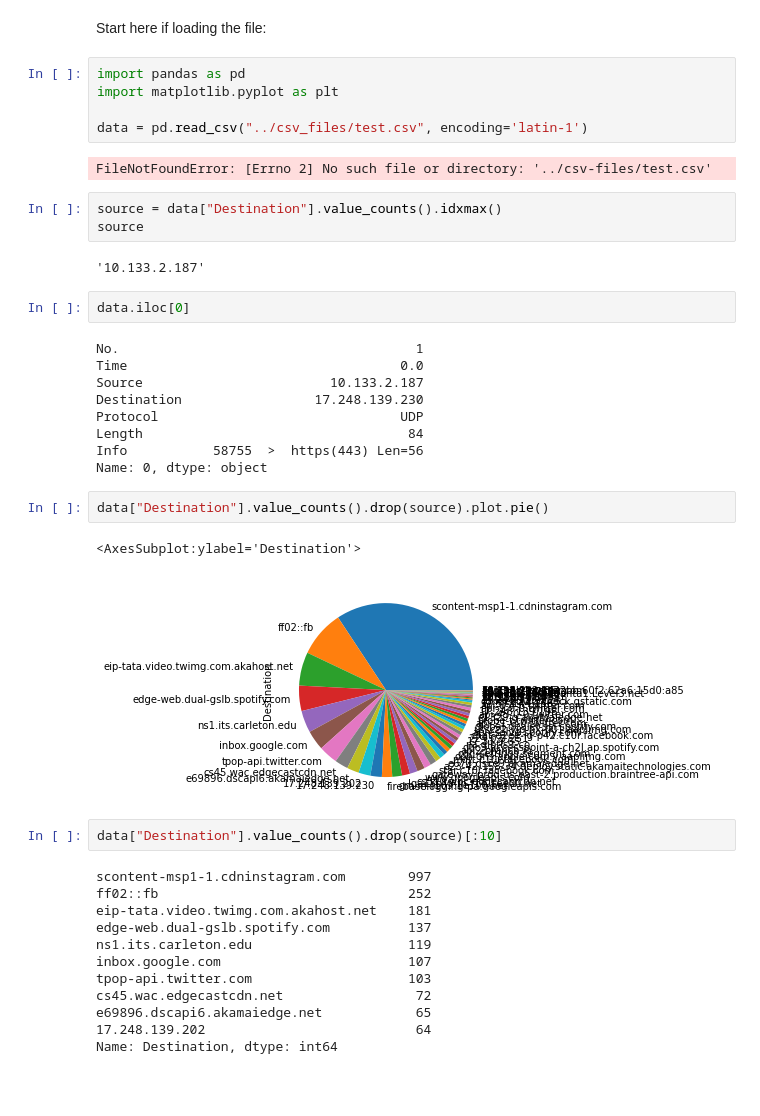
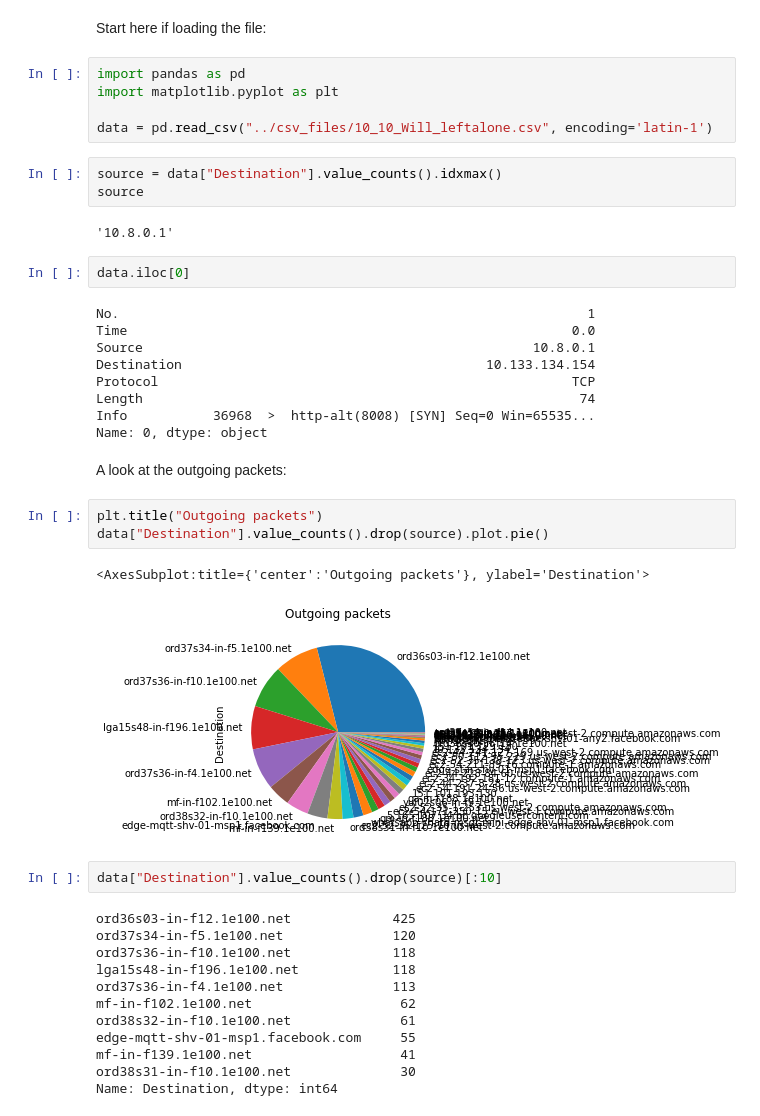
Before and after one commit to ruasanchezf/CS399.02, a Jupyter notebook: scripts/analyse_csv.ipynb, the cells around one changed output. Drawn from its saved outputs; the diff is of its cells as text; blank space fills up the shorter version.

```diff
--- a/scripts/analyse_csv.ipynb
+++ b/scripts/analyse_csv.ipynb
@@ -4,41 +4,42 @@ Start here if loading the file:
 import pandas as pd
 import matplotlib.pyplot as plt
 
-data = pd.read_csv("../csv_files/test.csv", encoding='latin-1')
+data = pd.read_csv("../csv_files/10_10_Will_leftalone.csv", encoding='latin-1')
-# %% [output]
-FileNotFoundError: [Errno 2] No such file or directory: '../csv-files/test.csv'
 # %%
 source = data["Destination"].value_counts().idxmax()
 source
 # %% [output]
-'10.133.2.187'
+'10.8.0.1'
 # %%
 data.iloc[0]
 # %% [output]
-No.                                      1
-Time                                   0.0
-Source                        10.133.2.187
-Destination                 17.248.139.230
-Protocol                               UDP
-Length                                  84
-Info           58755  >  https(443) Len=56
+No.                                                            1
+Time                                                         0.0
+Source                                                  10.8.0.1
+Destination                                       10.133.134.154
+Protocol                                                     TCP
+Length                                                        74
+Info           36968  >  http-alt(8008) [SYN] Seq=0 Win=65535...
 Name: 0, dtype: object
+# %% [markdown]
+A look at the outgoing packets:
 # %%
+plt.title("Outgoing packets")
 data["Destination"].value_counts().drop(source).plot.pie()
 # %% [output]
-<AxesSubplot:ylabel='Destination'>
+<AxesSubplot:title={'center':'Outgoing packets'}, ylabel='Destination'>
-[figure, old version]
+[figure, new version]
 # %%
 data["Destination"].value_counts().drop(source)[:10]
 # %% [output]
-scontent-msp1-1.cdninstagram.com        997
-ff02::fb                                252
-eip-tata.video.twimg.com.akahost.net    181
-edge-web.dual-gslb.spotify.com          137
-ns1.its.carleton.edu                    119
-inbox.google.com                        107
-tpop-api.twitter.com                    103
-cs45.wac.edgecastcdn.net                 72
-e69896.dscapi6.akamaiedge.net            65
-17.248.139.202                           64
+ord36s03-in-f12.1e100.net             425
+ord37s34-in-f5.1e100.net              120
+ord37s36-in-f10.1e100.net             118
+lga15s48-in-f196.1e100.net            118
+ord37s36-in-f4.1e100.net              113
+mf-in-f102.1e100.net                   62
+ord38s32-in-f10.1e100.net              61
+edge-mqtt-shv-01-msp1.facebook.com     55
+mf-in-f139.1e100.net                   41
+ord38s31-in-f10.1e100.net              30
 Name: Destination, dtype: int64
```
Also changed, not shown: parts of 9 cells of this notebook, 1 other file.
